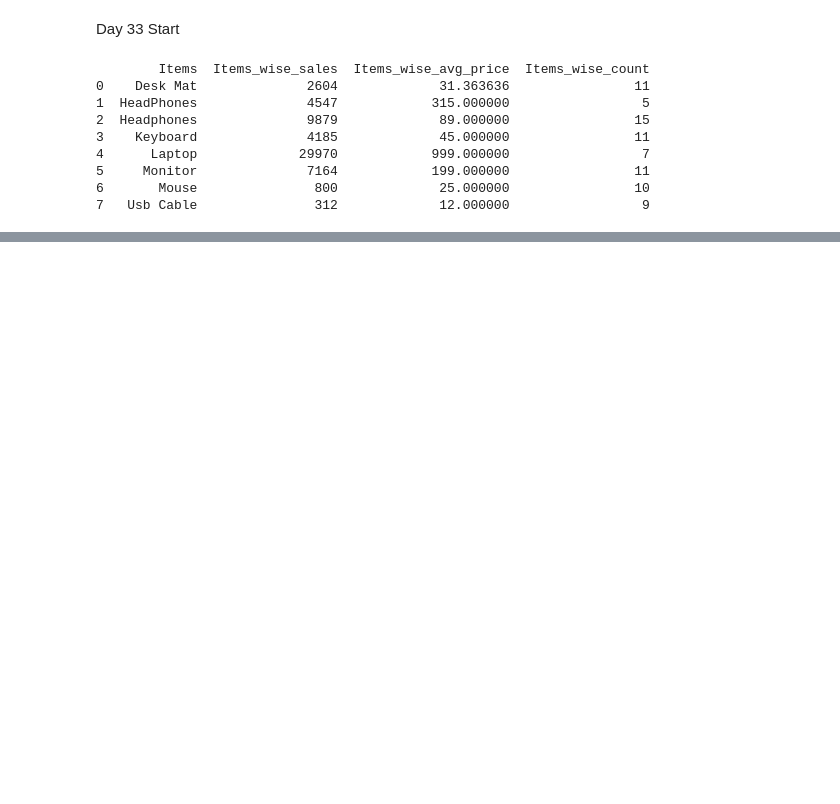
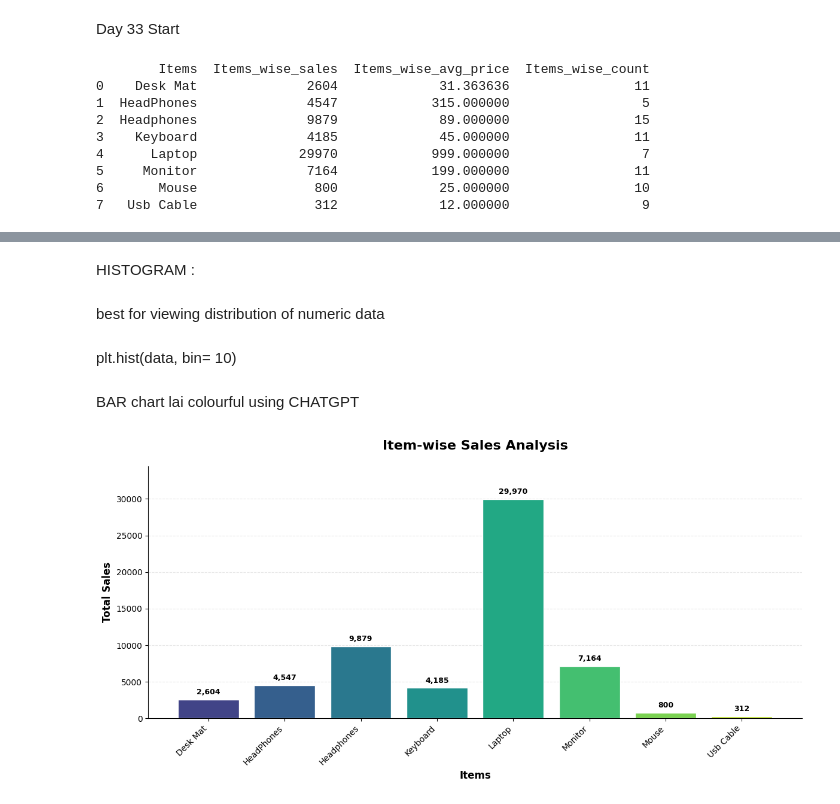
Before and after one commit to adhish-pkrl/daily-python-codes, a Jupyter notebook: day31.ipynb, the cells around one changed output, grey strips where cells are left out. Drawn from its saved outputs; the diff is of its cells as text; code cells hidden in the pictures; blank space fills up the shorter version.

```diff
--- a/day31.ipynb
+++ b/day31.ipynb
@@ -608,0 +634,60 @@ print(summary)
+# %% [markdown]
+HISTOGRAM :
+# %% [markdown]
+best for viewing distribution of numeric data
+# %% [markdown]
+plt.hist(data, bin= 10)
+# %% [markdown]
+BAR chart lai colourful using CHATGPT
+# %%
+import matplotlib.pyplot as plt
+import numpy as np
+
+# Create figure
+fig, ax = plt.subplots(figsize=(12, 6))
+
+# Generate gradient colors
+colors = plt.cm.viridis(np.linspace(0.2, 0.9, len(total_sales)))
+
+# Create bar graph
+bars = ax.bar(
+    total_sales.index,
+    total_sales.values,
+    color=colors,
+    edgecolor="white",
+    linewidth=1
+)
+
+# Add values above each bar
+ax.bar_label(
+    bars,
+    labels=[f"{value:,.0f}" for value in total_sales.values],
+    padding=4,
+    fontsize=9,
+    fontweight="bold"
+)
+
+# Labels and title
+ax.set_xlabel("Items", fontsize=12, fontweight="bold")
+ax.set_ylabel("Total Sales", fontsize=12, fontweight="bold")
+ax.set_title("Item-wise Sales Analysis", fontsize=16, fontweight="bold", pad=20)
+
+# Rotate X-axis labels
+plt.xticks(rotation=45, ha="right")
+
+# Customize grid
+ax.grid(axis="y", linestyle="--", alpha=0.3)
+ax.set_axisbelow(True)
+
+# Remove unnecessary borders
+ax.spines["top"].set_visible(False)
+ax.spines["right"].set_visible(False)
+
+# Add spacing
+ax.margins(y=0.15)
+
+# Adjust layout
+plt.tight_layout()
+plt.show()
+# %% [output]
+[figure, added]
```
Also changed, not shown: parts of 15 cells of this notebook.
